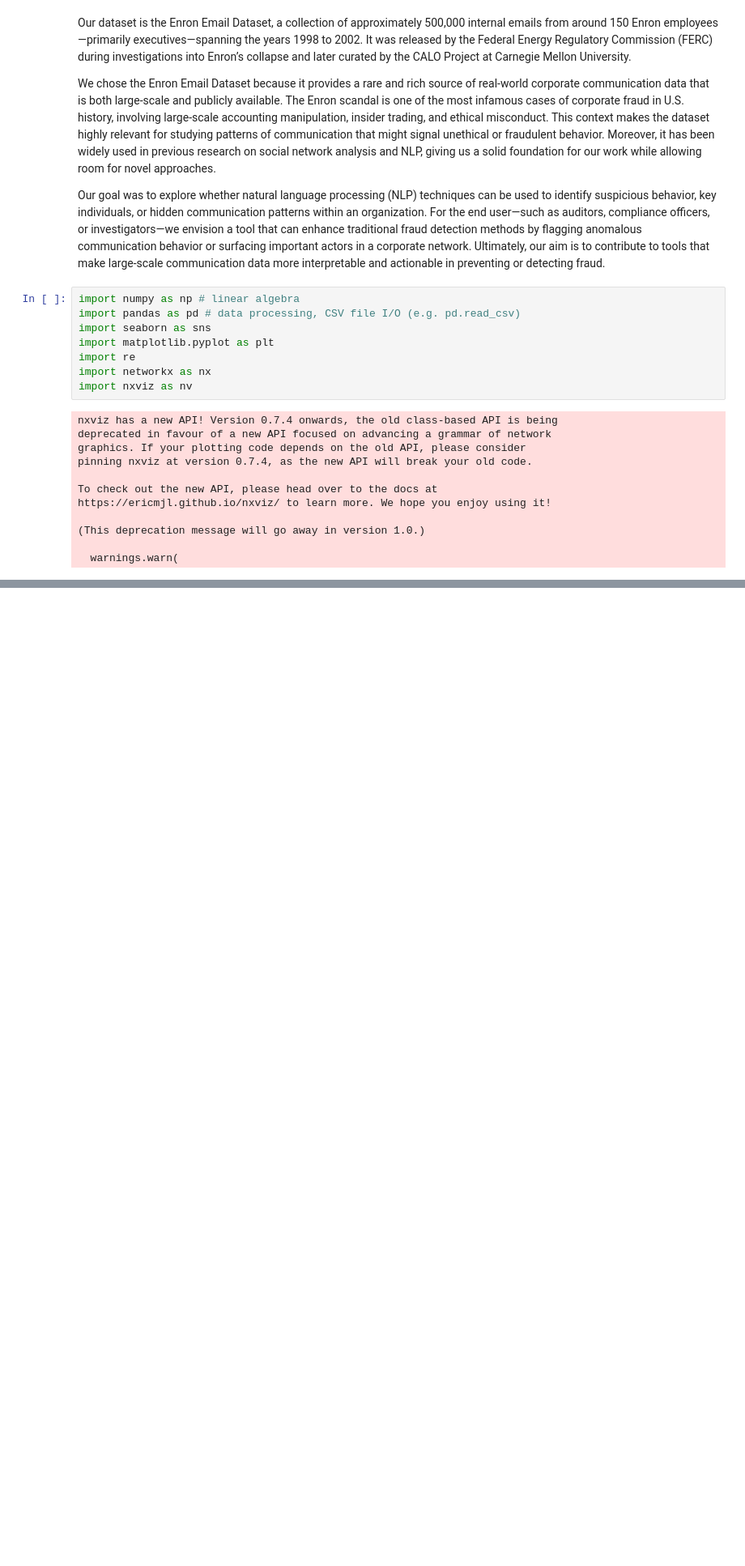
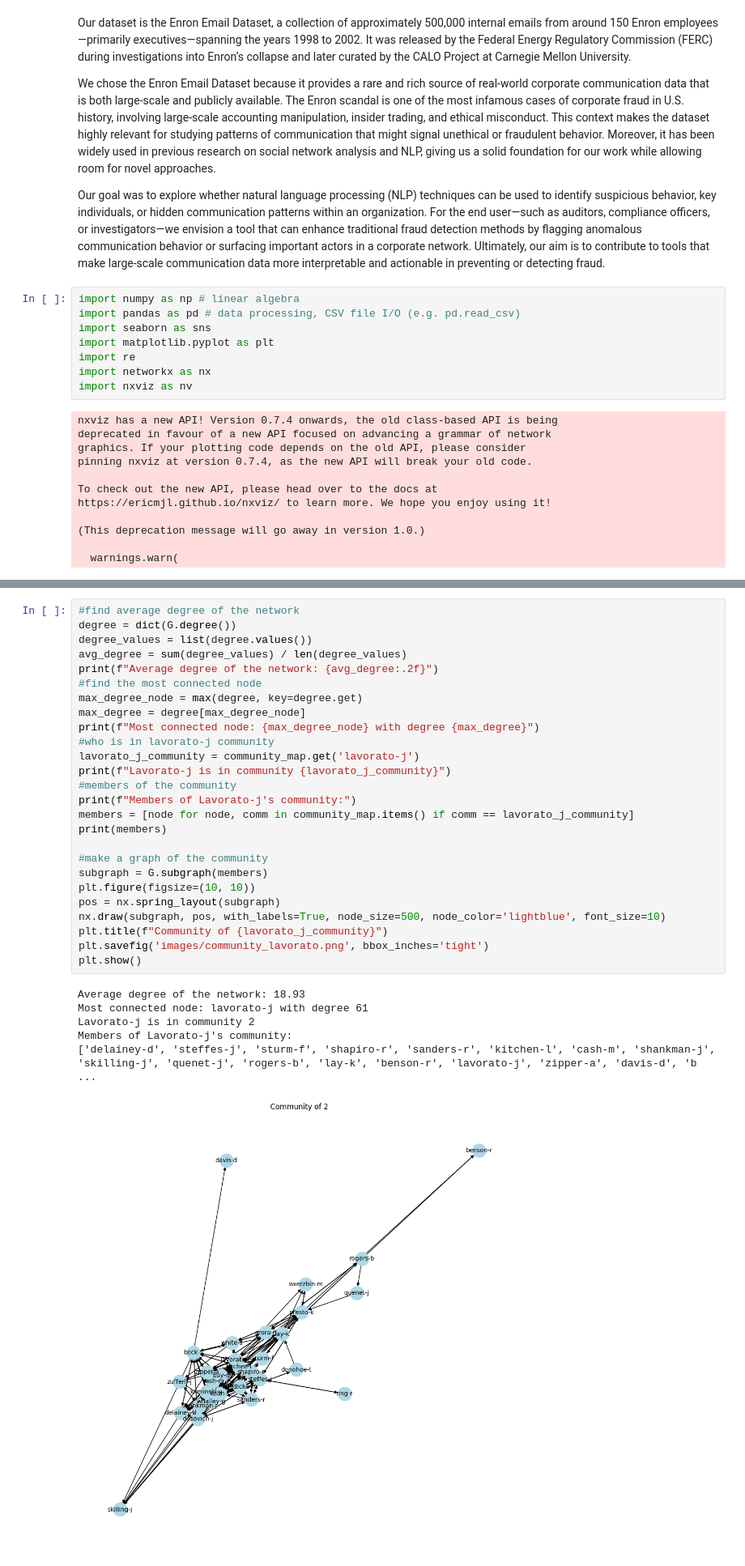
Before and after one commit to Cwarburg/Enron-network-analysis, a Jupyter notebook: network.ipynb, the cells around one changed output, grey strips where cells are left out. Shown at 81% size. Cells and saved outputs as stored; diff of their text form; blank space fills up the shorter version.

```diff
--- a/network.ipynb
+++ b/network.ipynb
@@ -482,0 +346,33 @@ Phillip
+# %%
+#find average degree of the network
+degree = dict(G.degree())
+degree_values = list(degree.values())
+avg_degree = sum(degree_values) / len(degree_values)
+print(f"Average degree of the network: {avg_degree:.2f}")
+#find the most connected node
+max_degree_node = max(degree, key=degree.get)
+max_degree = degree[max_degree_node]
+print(f"Most connected node: {max_degree_node} with degree {max_degree}")
+#who is in lavorato-j community
+lavorato_j_community = community_map.get('lavorato-j')
+print(f"Lavorato-j is in community {lavorato_j_community}")
+#members of the community
+print(f"Members of Lavorato-j's community:")
+members = [node for node, comm in community_map.items() if comm == lavorato_j_community]
+print(members)
+
+#make a graph of the community
+subgraph = G.subgraph(members)
+plt.figure(figsize=(10, 10))
+pos = nx.spring_layout(subgraph)
+nx.draw(subgraph, pos, with_labels=True, node_size=500, node_color='lightblue', font_size=10)
+plt.title(f"Community of {lavorato_j_community}")
+plt.savefig('images/community_lavorato.png', bbox_inches='tight')
+plt.show()
+# %% [output]
+Average degree of the network: 18.93
+Most connected node: lavorato-j with degree 61
+Lavorato-j is in community 2
+Members of Lavorato-j's community:
+['delainey-d', 'steffes-j', 'sturm-f', 'shapiro-r', 'sanders-r', 'kitchen-l', 'cash-m', 'shankman-j', 'skilling-j', 'quenet-j', 'rogers-b', 'lay-k', 'benson-r', 'lavorato-j', 'zipper-a', 'davis-d', 'b ...
+[figure, added]
```
Also changed, not shown: parts of 19 cells of this notebook, 7 other files.
